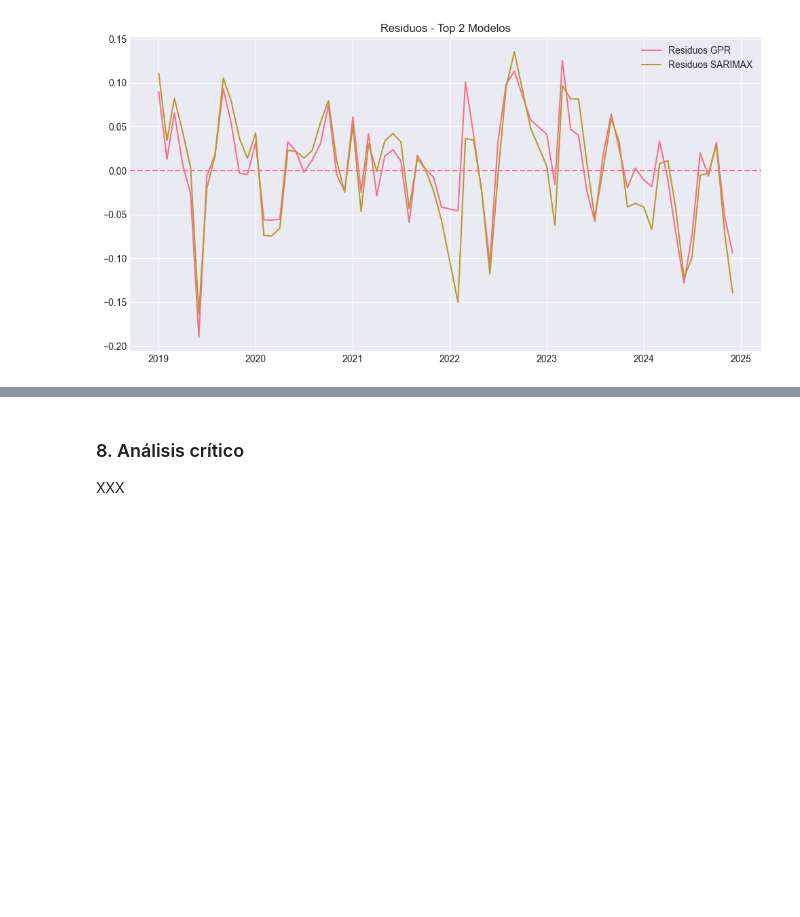
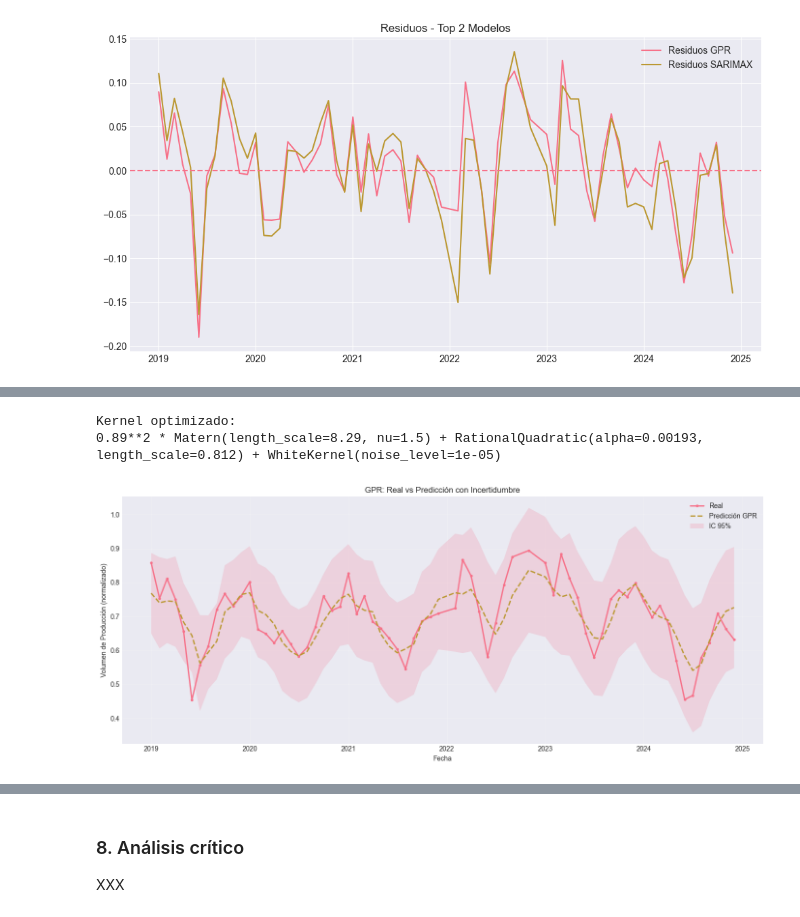
Before and after one commit to juan-pablo-lopez/tc5035-ene26-equipo29, a Jupyter notebook: Avance4.Equipo29.ipynb, the cells around one changed output, grey strips where cells are left out. Saved outputs shown, nothing was run; the diff lists cells and outputs as text; code cells hidden in the pictures; blank space fills up the shorter version.

```diff
--- a/Avance4.Equipo29.ipynb
+++ b/Avance4.Equipo29.ipynb
@@ -1681,0 +1686,72 @@ XXX
+# %%
+# Agregar lag1
+y_train_lag = y_train.shift(1)
+X_train["lag1"] = y_train_lag
+
+# Eliminar primera fila (NaN por lag)
+X_train = X_train.iloc[1:]
+y_train = y_train.iloc[1:]
+
+# Test
+X_test["lag1"] = y_test.shift(1)
+X_test.iloc[0, X_test.columns.get_loc("lag1")] = y_train.iloc[-1]
+# %%
+# Definir kernel final
+kernel_final = (
+    ConstantKernel(1.0, (1e-3, 1e3)) *
+    (
+        Matern(length_scale=1.0, nu=1.5) +
+        RationalQuadratic(length_scale=1.0, alpha=0.1)
+    ) +
+    WhiteKernel(noise_level=1e-5)
+)
+
+# Crear modelo
+gpr_model_2 = GaussianProcessRegressor(
+    kernel=kernel_final,
+    n_restarts_optimizer=20,
+    random_state=42
+)
+
+# Entrenar
+gpr_model_2.fit(X_train, y_train)
+
+# Predicción (media + desviación estándar)
+y_pred_gpr_2, y_std_gpr_2 = gpr_model_2.predict(X_test, return_std=True)
+
+print("Kernel optimizado:")
+print(gpr_model_2.kernel_)
+# %% [output]
+Kernel optimizado:
+0.89**2 * Matern(length_scale=8.29, nu=1.5) + RationalQuadratic(alpha=0.00193, length_scale=0.812) + WhiteKernel(noise_level=1e-05)
+# %%
+# Intervalos de confianza
+lower_bound = y_pred_gpr_2 - 2 * y_std_gpr_2
+upper_bound = y_pred_gpr_2 + 2 * y_std_gpr_2
+
+fig, ax = plt.subplots(figsize=(14, 6))
+
+ax.plot(y_test.index, y_test.values,
+        label='Real', linewidth=2, marker='o', markersize=3)
+
+ax.plot(y_test.index, y_pred_gpr_2,
+        label='Predicción GPR', linewidth=2, linestyle='--')
+
+ax.fill_between(
+    y_test.index,
+    lower_bound,
+    upper_bound,
+    alpha=0.2,
+    label='IC 95%'
+)
+
+ax.set_xlabel('Fecha')
+ax.set_ylabel('Volumen de Producción (normalizado)')
+ax.set_title('GPR: Real vs Predicción con Incertidumbre')
+ax.legend()
+ax.grid(True, alpha=0.3)
+
+plt.tight_layout()
+plt.show()
+# %% [output]
+[figure, added]
```
Also changed, not shown: parts of 36 cells of this notebook.
